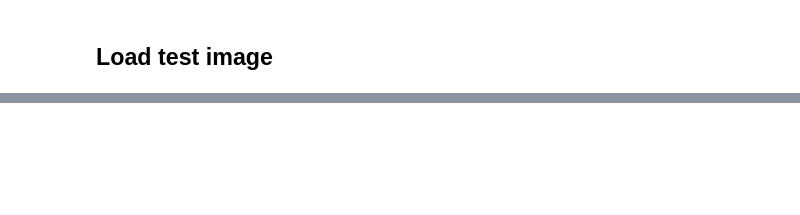
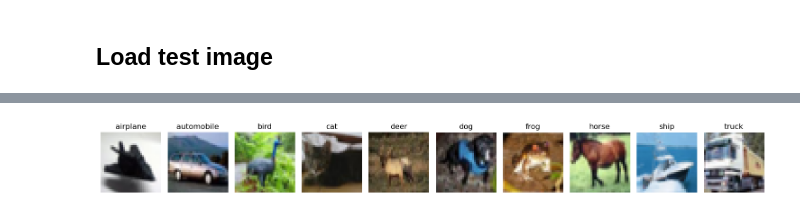
Before and after one commit to 33may/ml_portfolio, a Jupyter notebook: AIA/cnn/cnn.ipynb, the cells around one changed output, grey strips where cells are left out. Saved outputs shown, nothing was run; the diff lists cells and outputs as text; code cells hidden in the pictures; blank space fills up the shorter version.

```diff
--- a/AIA/cnn/cnn.ipynb
+++ b/AIA/cnn/cnn.ipynb
@@ -7,4 +11,2 @@ import numpy as np
 # %% [markdown]
 ## Load test image
-# %%
-img = Image.open('./test_img.jpg')
@@ -429,0 +23,21 @@ class Flattener:
+# %%
+classes = train_dataset.classes
+
+samples = {}
+for img, label in train_dataset:
+    if label not in samples:
+        samples[label] = img
+    if len(samples) == len(classes):
+        break
+
+# Plot the images.
+fig, axs = plt.subplots(1, len(classes), figsize=(15, 4))
+for label, ax in enumerate(axs):
+    img_np = samples[label].permute(1,2,0).numpy()
+    ax.imshow(img_np)
+    ax.set_title(classes[label])
+    ax.axis('off')
+plt.tight_layout()
+plt.show()
+# %% [output]
+[figure, added]
```
Also changed, not shown: parts of 17 cells of this notebook, 1 other file.
